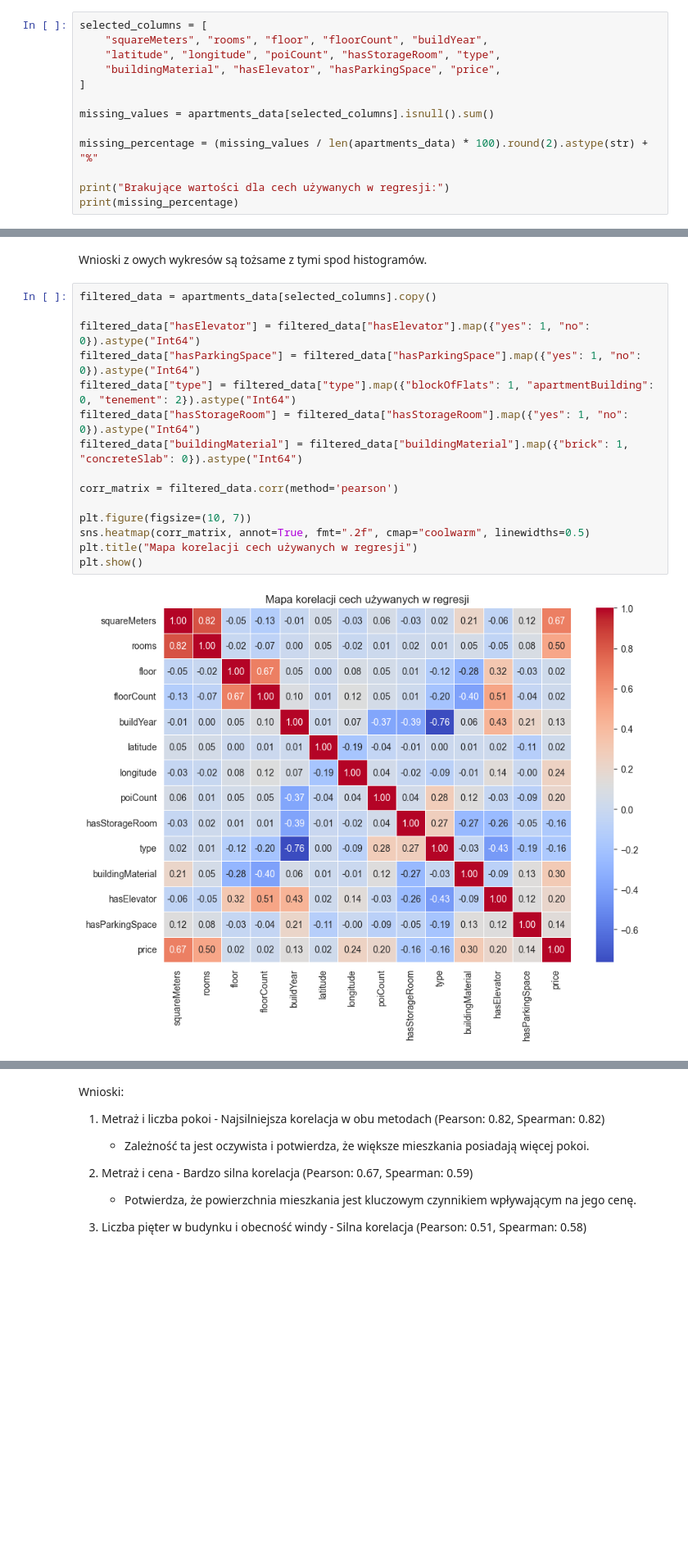
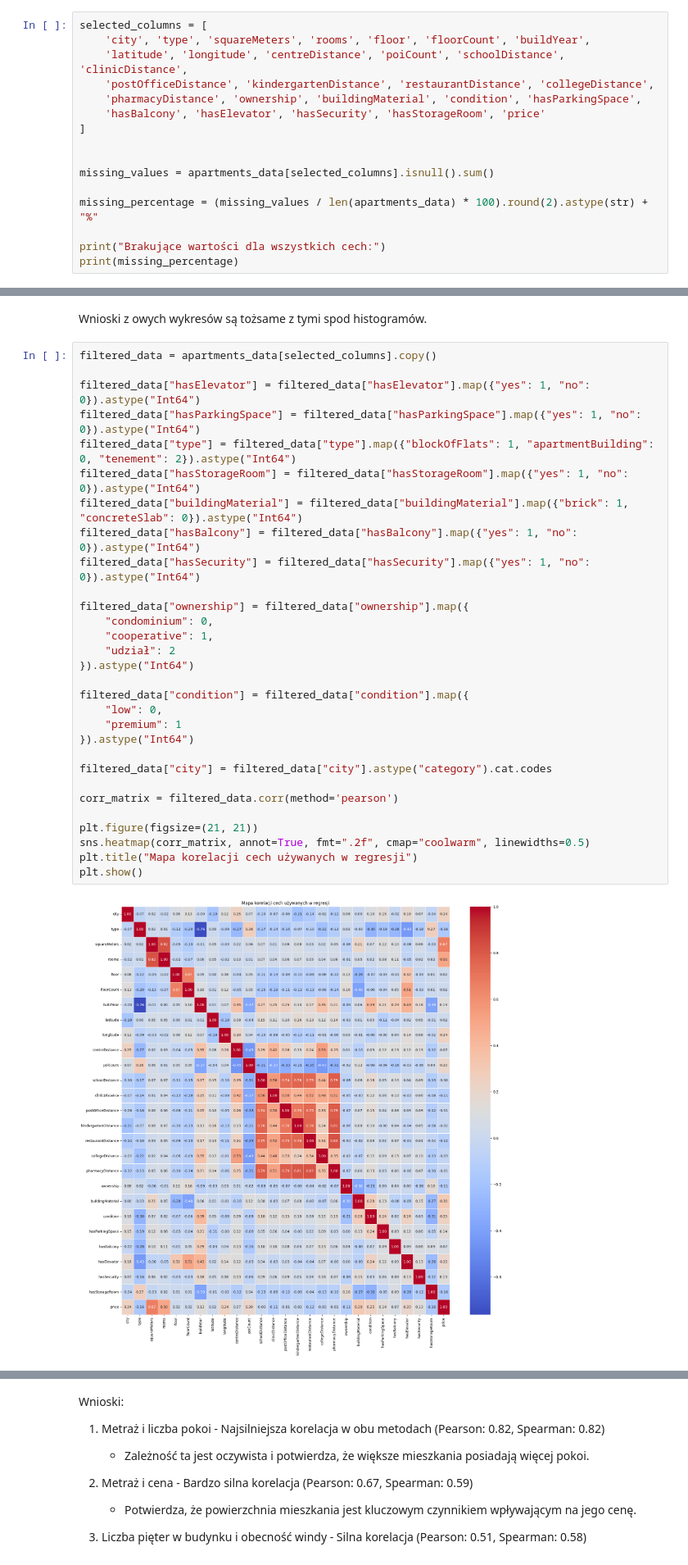
Before and after one commit to PiotrekCi/zmum-houses, a Jupyter notebook: main.ipynb, the cells around one changed output, grey strips where cells are left out. Shown at 82% size. Cells and saved outputs as stored; diff of their text form; blank space fills up the shorter version.

```diff
--- a/main.ipynb
+++ b/main.ipynb
@@ -57,15 +57,18 @@ Zbiór zawiera 21501 rekordów, liczba cech w całym zbiorze wynosi 28. Do przep
 Zbiór posłuży do przeprowadzenia regresji cen mieszkań, z wykorzystaniem powyższych cech.
 # %%
 selected_columns = [
-    "squareMeters", "rooms", "floor", "floorCount", "buildYear",
-    "latitude", "longitude", "poiCount", "hasStorageRoom", "type",
-    "buildingMaterial", "hasElevator", "hasParkingSpace", "price",
+    'city', 'type', 'squareMeters', 'rooms', 'floor', 'floorCount', 'buildYear',
+    'latitude', 'longitude', 'centreDistance', 'poiCount', 'schoolDistance', 'clinicDistance',
+    'postOfficeDistance', 'kindergartenDistance', 'restaurantDistance', 'collegeDistance',
+    'pharmacyDistance', 'ownership', 'buildingMaterial', 'condition', 'hasParkingSpace',
+    'hasBalcony', 'hasElevator', 'hasSecurity', 'hasStorageRoom', 'price'
 ]
+
 
 missing_values = apartments_data[selected_columns].isnull().sum()
 
 missing_percentage = (missing_values / len(apartments_data) * 100).round(2).astype(str) + "%"
 
-print("Brakujące wartości dla cech używanych w regresji:")
+print("Brakujące wartości dla wszystkich cech:")
 print(missing_percentage)
 # %% [output]
@@ -214,20 +263,35 @@ Wnioski z owych wykresów są tożsame z tymi spod histogramów.
 # %%
 filtered_data = apartments_data[selected_columns].copy()
 
 filtered_data["hasElevator"] = filtered_data["hasElevator"].map({"yes": 1, "no": 0}).astype("Int64")
 filtered_data["hasParkingSpace"] = filtered_data["hasParkingSpace"].map({"yes": 1, "no": 0}).astype("Int64")
 filtered_data["type"] = filtered_data["type"].map({"blockOfFlats": 1, "apartmentBuilding": 0, "tenement": 2}).astype("Int64")
 filtered_data["hasStorageRoom"] = filtered_data["hasStorageRoom"].map({"yes": 1, "no": 0}).astype("Int64")
 filtered_data["buildingMaterial"] = filtered_data["buildingMaterial"].map({"brick": 1, "concreteSlab": 0}).astype("Int64")
+filtered_data["hasBalcony"] = filtered_data["hasBalcony"].map({"yes": 1, "no": 0}).astype("Int64")
+filtered_data["hasSecurity"] = filtered_data["hasSecurity"].map({"yes": 1, "no": 0}).astype("Int64")
+
+filtered_data["ownership"] = filtered_data["ownership"].map({
+    "condominium": 0,
+    "cooperative": 1,
+    "udział": 2
+}).astype("Int64")
+
+filtered_data["condition"] = filtered_data["condition"].map({
+    "low": 0,
+    "premium": 1
+}).astype("Int64")
+
+filtered_data["city"] = filtered_data["city"].astype("category").cat.codes
 
 corr_matrix = filtered_data.corr(method='pearson')
 
-plt.figure(figsize=(10, 7))
+plt.figure(figsize=(21, 21))
 sns.heatmap(corr_matrix, annot=True, fmt=".2f", cmap="coolwarm", linewidths=0.5)
 plt.title("Mapa korelacji cech używanych w regresji")
 plt.show()
 # %% [output]
-[figure, old version]
+[figure, new version]
 # %%
 corr_matrix = filtered_data.corr(method='spearman')
 
```
Also changed, not shown: parts of 5 cells of this notebook.
